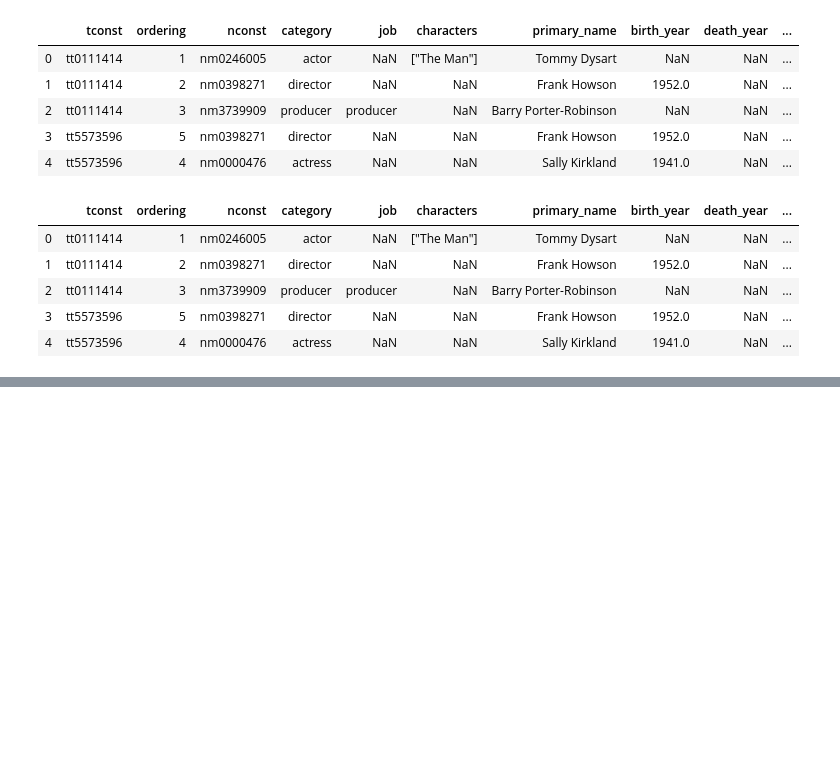
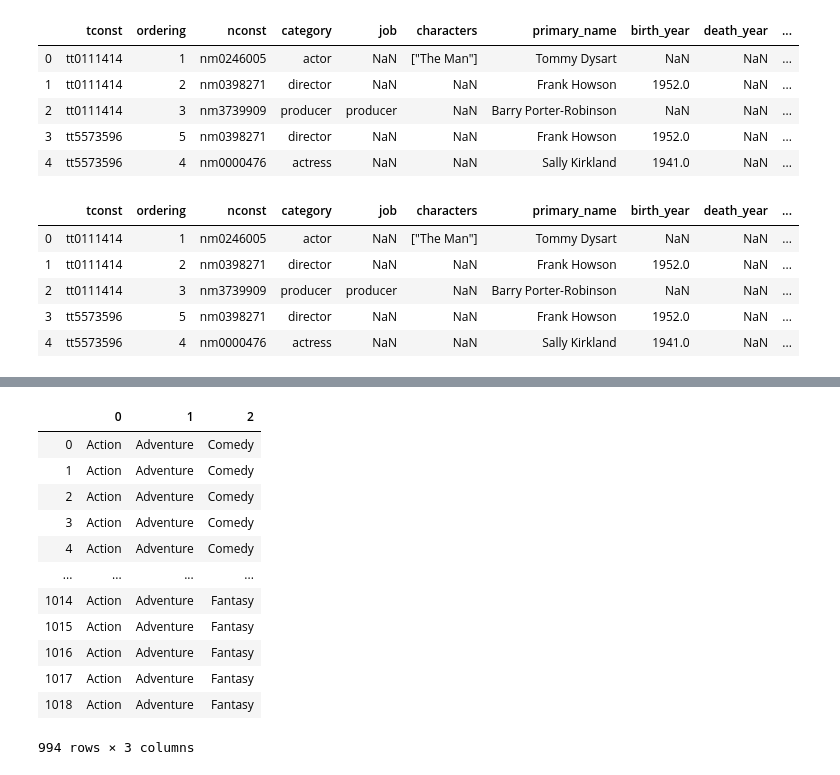
Before and after one commit to MFAP9/module1project, a Jupyter notebook: Project 1.ipynb, the cells around one changed output, grey strips where cells are left out. Drawn from its saved outputs; the diff is of its cells as text; code cells hidden in the pictures; blank space fills up the shorter version.

```diff
--- a/Project 1.ipynb
+++ b/Project 1.ipynb
@@ -498,0 +639,18 @@ tnfinal.head()
+# %%
+tngenres = tnfinal.genres.str.split(",",expand=True)
+# %%
+tngenres
+# %% [output]
+|  | 0 | 1 | 2 |
+| 0 | Action | Adventure | Comedy |
+| 1 | Action | Adventure | Comedy |
+| 2 | Action | Adventure | Comedy |
+| 3 | Action | Adventure | Comedy |
+| 4 | Action | Adventure | Comedy |
+| ... | ... | ... | ... |
+| 1014 | Action | Adventure | Fantasy |
+| 1015 | Action | Adventure | Fantasy |
+| 1016 | Action | Adventure | Fantasy |
+| 1017 | Action | Adventure | Fantasy |
+| 1018 | Action | Adventure | Fantasy |
+994 rows × 3 columns
```
Also changed, not shown: parts of 28 cells of this notebook.
